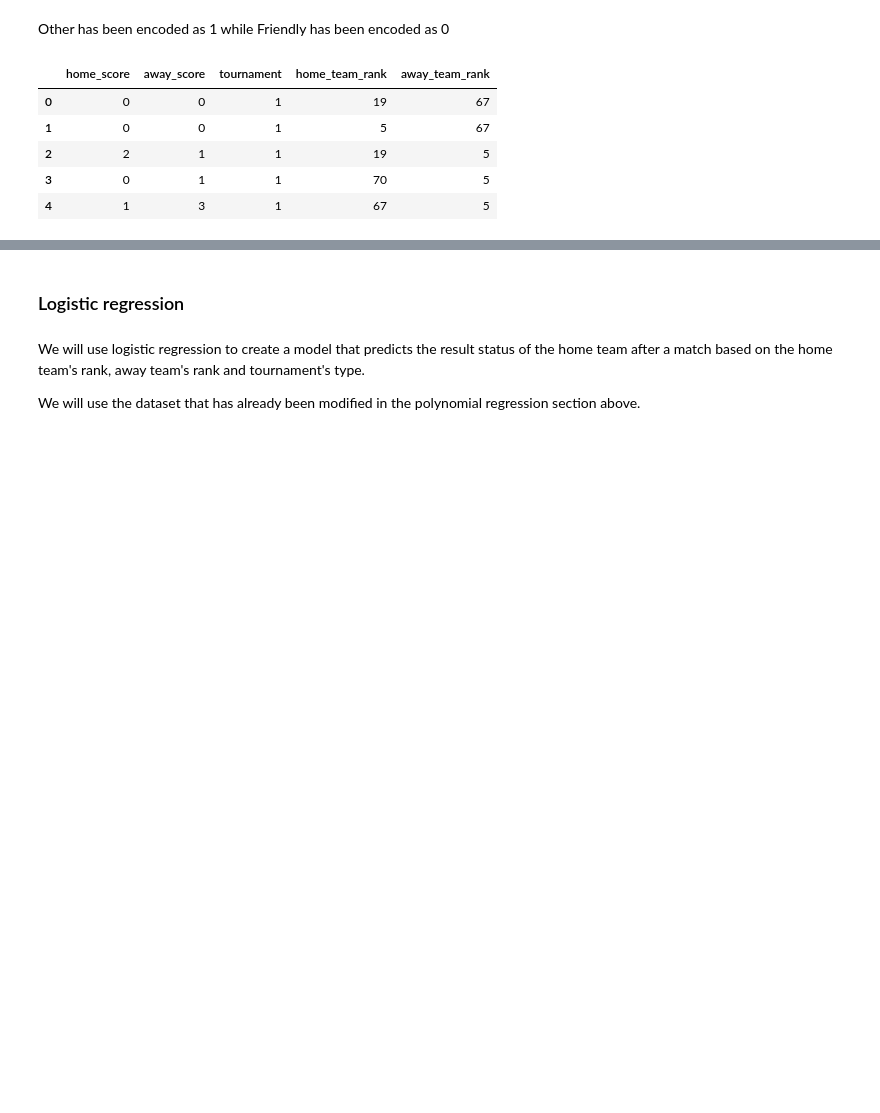
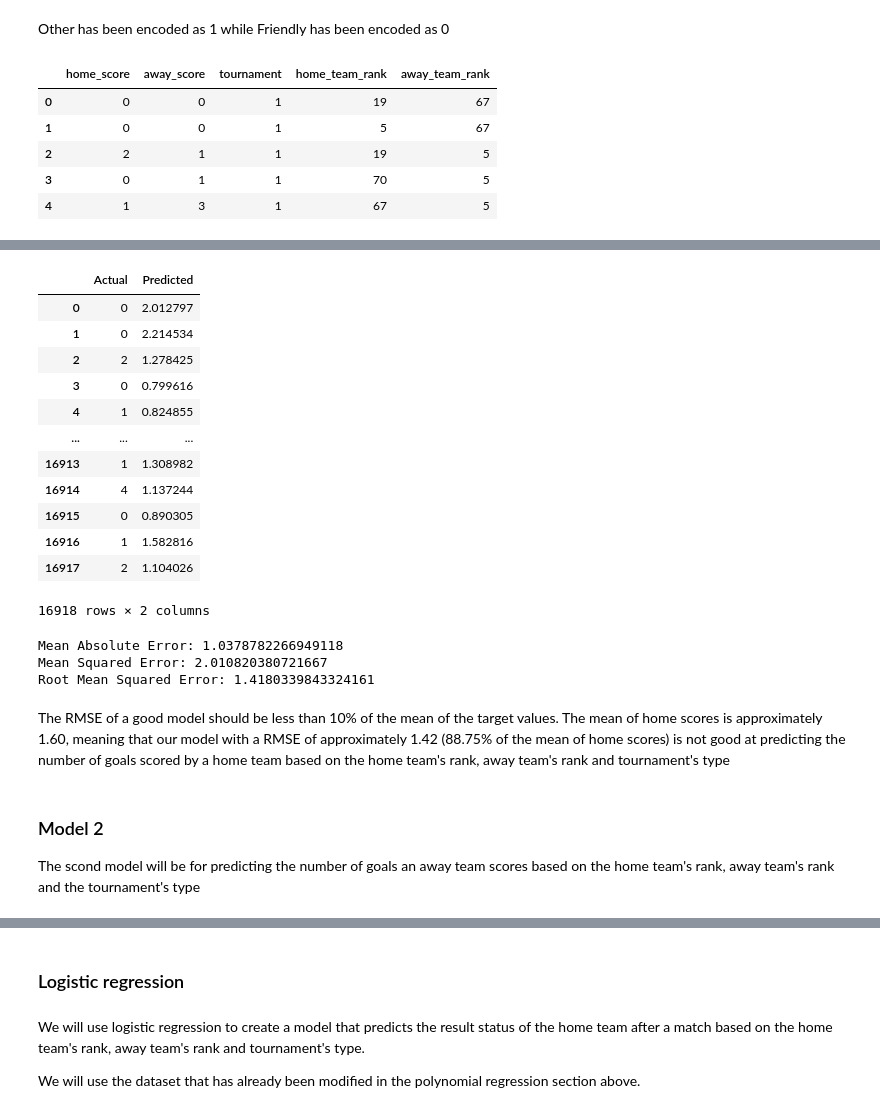
Before and after one commit to WambuiKahuthu/MORINGA_CORE_WEEK6_IP_REGRESSION, a Jupyter notebook: Moringa_Data_Science_Core_W6_Independent_Project_2021_08_Wambui_Kahuthu_Python_Notebook.ipynb, the cells around one changed output, grey strips where cells are left out. Drawn from its saved outputs; the diff is of its cells as text; code cells hidden in the pictures; blank space fills up the shorter version.

Commit message:
polynomial issues

```diff
--- a/Moringa_Data_Science_Core_W6_Independent_Project_2021_08_Wambui_Kahuthu_Python_Notebook.ipynb
+++ b/Moringa_Data_Science_Core_W6_Independent_Project_2021_08_Wambui_Kahuthu_Python_Notebook.ipynb
@@ -36,3 +36,8 @@ import matplotlib.pyplot as plt
 %matplotlib inline
 import seaborn as sns
 import datetime as dt
+# %%
+# disable future warnings by running this code
+import warnings
+warnings.simplefilter(action='ignore', category=FutureWarning)
+pd.reset_option('all')
@@ -491,0 +570,20 @@ match_copy.head()
+# %%
+# Preparing the Data
+
+# divide the data into "attributes" and "labels" by assigning the attributes to variable X and the label to variable y
+W = match_copy[['home_team_rank', 'away_team_rank', 'tournament']]
+z = match_copy["home_score"]
+# %%
+# import polynomial and linear regression features
+from sklearn.preprocessing import PolynomialFeatures
+from sklearn.linear_model import LinearRegression
+
+# import pipline for creating a pipeline
+from sklearn.pipeline import Pipeline
+
+# instantiate the polynomial and linear regression models
+Input=[('polynomial',PolynomialFeatures(degree=2)),('modal',LinearRegression())]
+
+# create a pipline and fit it to our data
+pipe = Pipeline(Input)
+pipe.fit(W,z)
@@ -491,0 +599,41 @@ match_copy.head()
+# %%
+# create an array of predicted values based on our attributes
+z_pred=pipe.predict(W)
+
+# create a dataframe that compares the actual values to the predicted values
+df1 = pd.DataFrame({'Actual': z, 'Predicted': z_pred})
+# display top 10 entries in the comparison dataframe
+df1
+# %% [output]
+|  | Actual | Predicted |
+| 0 | 0 | 2.012797 |
+| 1 | 0 | 2.214534 |
+| 2 | 2 | 1.278425 |
+| 3 | 0 | 0.799616 |
+| 4 | 1 | 0.824855 |
+| ... | ... | ... |
+| 16913 | 1 | 1.308982 |
+| 16914 | 4 | 1.137244 |
+| 16915 | 0 | 0.890305 |
+| 16916 | 1 | 1.582816 |
+| 16917 | 2 | 1.104026 |
+16918 rows × 2 columns
+# %%
+# evaluate the algorithm using square root of the mean of the squared errors
+
+# import metrics
+from sklearn import metrics
+
+# compute and print the mean of the absolute value of the errors, mean of the squared errors, andsquare root of the mean of the squared errors
+print('Mean Absolute Error:', metrics.mean_absolute_error(z, z_pred))
+print('Mean Squared Error:', metrics.mean_squared_error(z, z_pred))
+print('Root Mean Squared Error:', np.sqrt(metrics.mean_squared_error(z, z_pred)))
+# %% [output]
+Mean Absolute Error: 1.0378782266949118
+Mean Squared Error: 2.010820380721667
+Root Mean Squared Error: 1.4180339843324161
+# %% [markdown]
+The RMSE of a good model should be less than 10% of the mean of the target values. The mean of home scores is approximately 1.60, meaning that our model with a RMSE of approximately 1.42 (88.75% of the mean of home scores) is not good at predicting the number of goals scored by a home team based on the home team's rank, away team's rank and tournament's type
+# %% [markdown]
+### Model 2
+The scond model will be for predicting the number of goals an away team scores based on the home team's rank, away team's rank and the tournament's type
```
Also changed, not shown: parts of 24 cells of this notebook.
